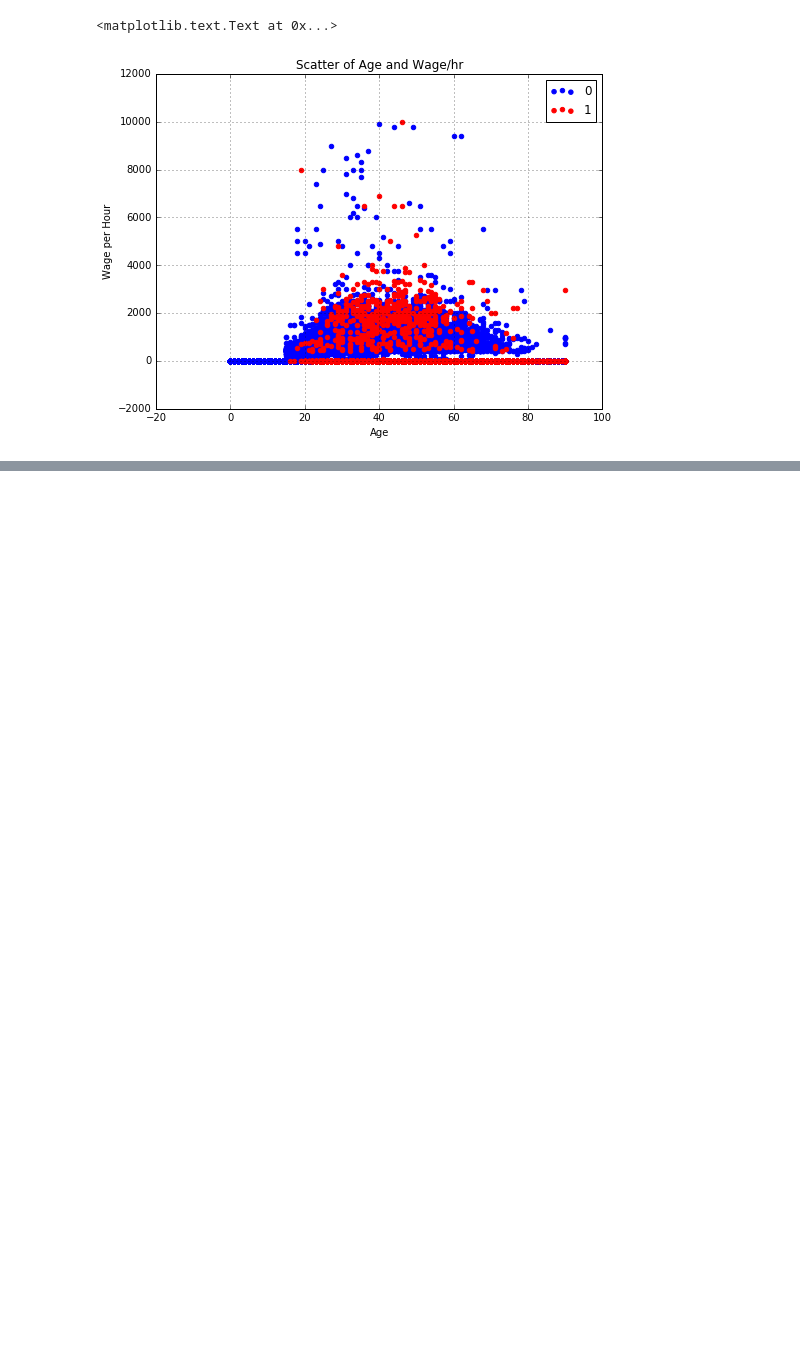
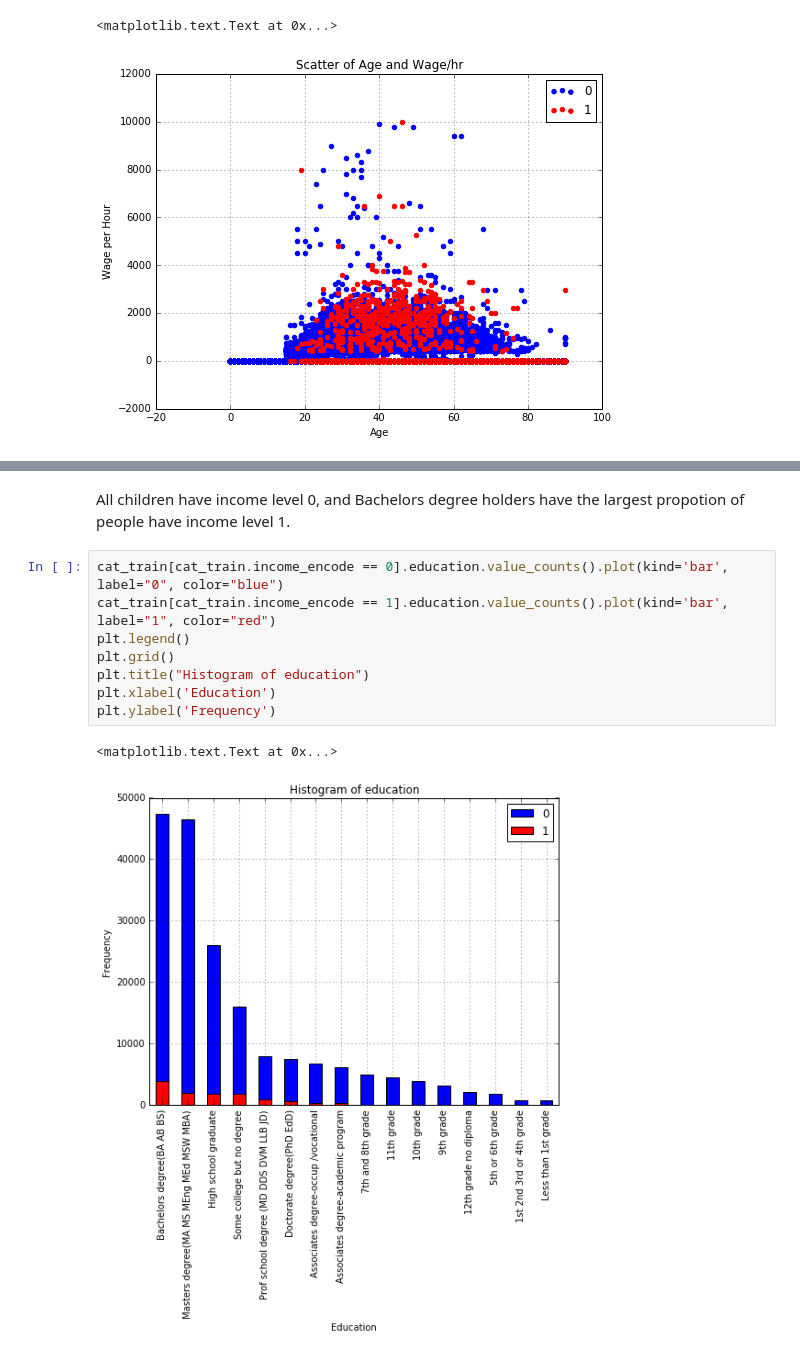
Before and after one commit to YungChunLu/Census-Income, a Jupyter notebook: notebook.ipynb, the cells around one changed output, grey strips where cells are left out. Drawn from its saved outputs; the diff is of its cells as text; blank space fills up the shorter version.

```diff
--- a/notebook.ipynb
+++ b/notebook.ipynb
@@ -144,0 +159,13 @@ plt.ylabel('Frequency')
+# %% [markdown]
+All children have income level 0, and Bachelors degree holders have the largest propotion of people have income level 1.
+# %%
+cat_train[cat_train.income_encode == 0].education.value_counts().plot(kind='bar', label="0", color="blue")
+cat_train[cat_train.income_encode == 1].education.value_counts().plot(kind='bar', label="1", color="red")
+plt.legend()
+plt.grid()
+plt.title("Histogram of education")
+plt.xlabel('Education')
+plt.ylabel('Frequency')
+# %% [output]
+<matplotlib.text.Text at 0x...>
+[figure, added]
```
Also changed, not shown: parts of 14 cells of this notebook.
